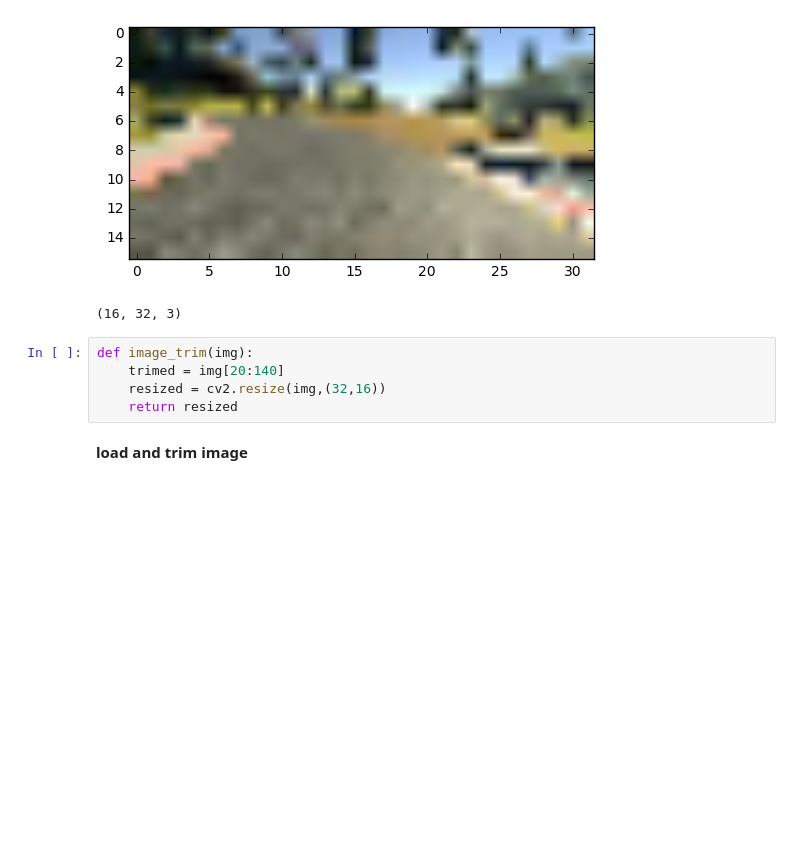
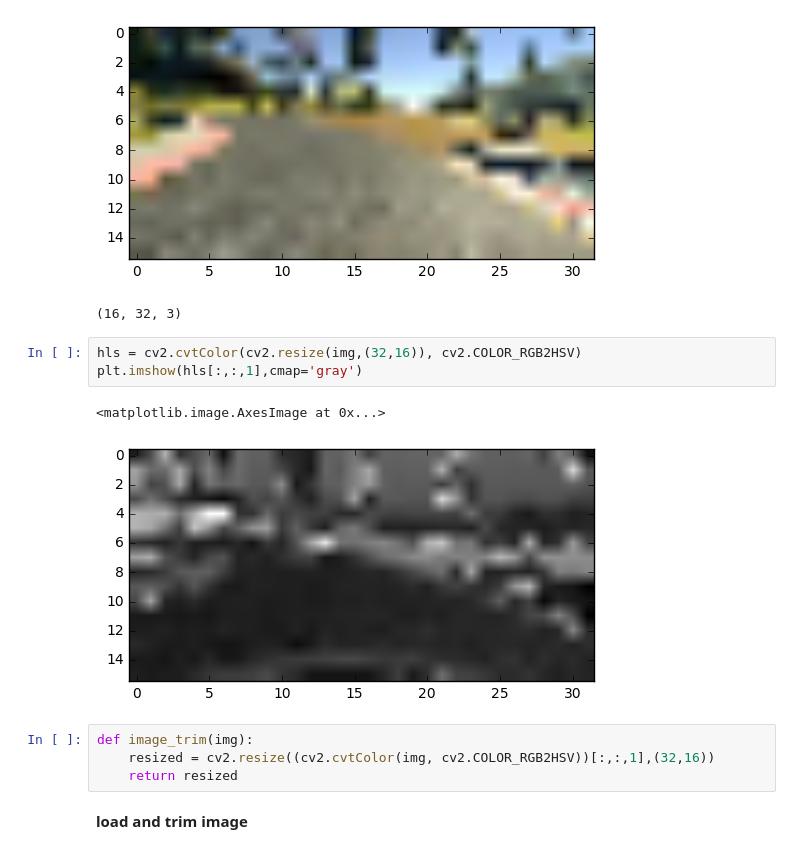
Before and after one commit to xslittlegrass/CarND-Behavioral-Cloning, a Jupyter notebook: project-3.ipynb, the cells around one changed output. Cells and saved outputs as stored; diff of their text form; blank space fills up the shorter version.

```diff
--- a/project-3.ipynb
+++ b/project-3.ipynb
@@ -45,10 +45,15 @@ print(img_resized.shape)
 [figure]
 [figure]
 (16, 32, 3)
+# %%
+hls = cv2.cvtColor(cv2.resize(img,(32,16)), cv2.COLOR_RGB2HSV)
+plt.imshow(hls[:,:,1],cmap='gray')
+# %% [output]
+<matplotlib.image.AxesImage at 0x...>
+[figure, added]
 # %%
 def image_trim(img):
-    trimed = img[20:140]
-    resized = cv2.resize(img,(32,16))
+    resized = cv2.resize((cv2.cvtColor(img, cv2.COLOR_RGB2HSV))[:,:,1],(32,16))
     return resized
 # %% [markdown]
 **load and trim image**
```
Also changed, not shown: parts of 7 cells of this notebook, 3 other files.
